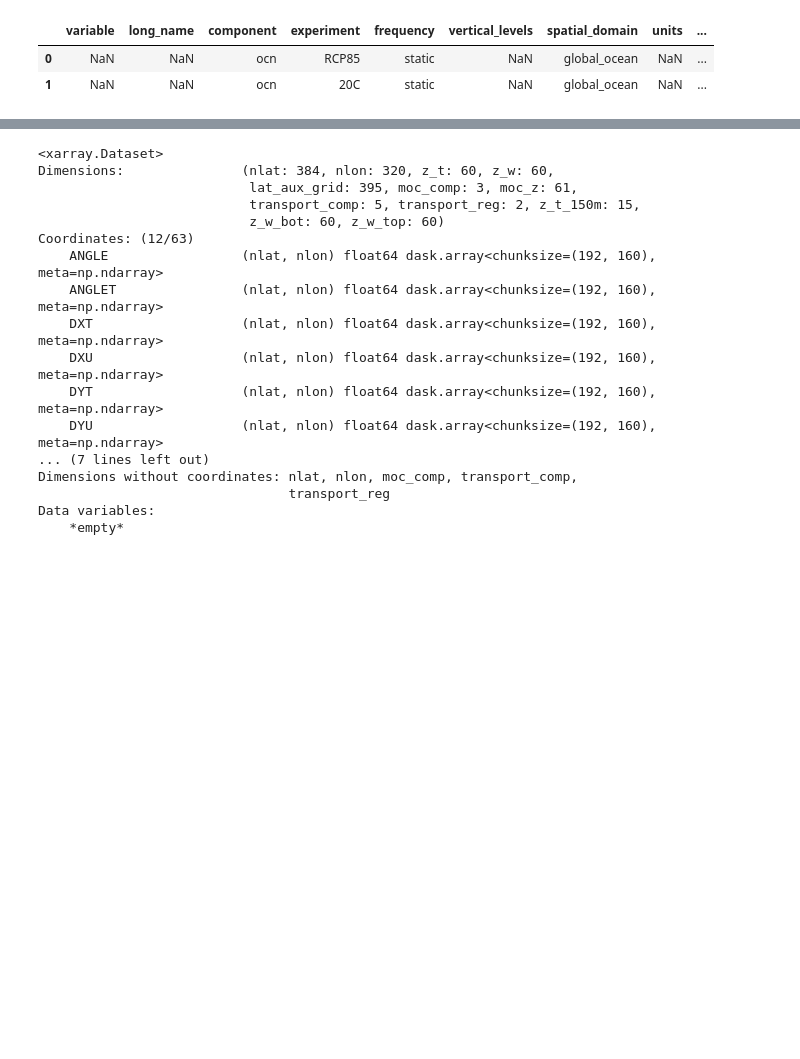
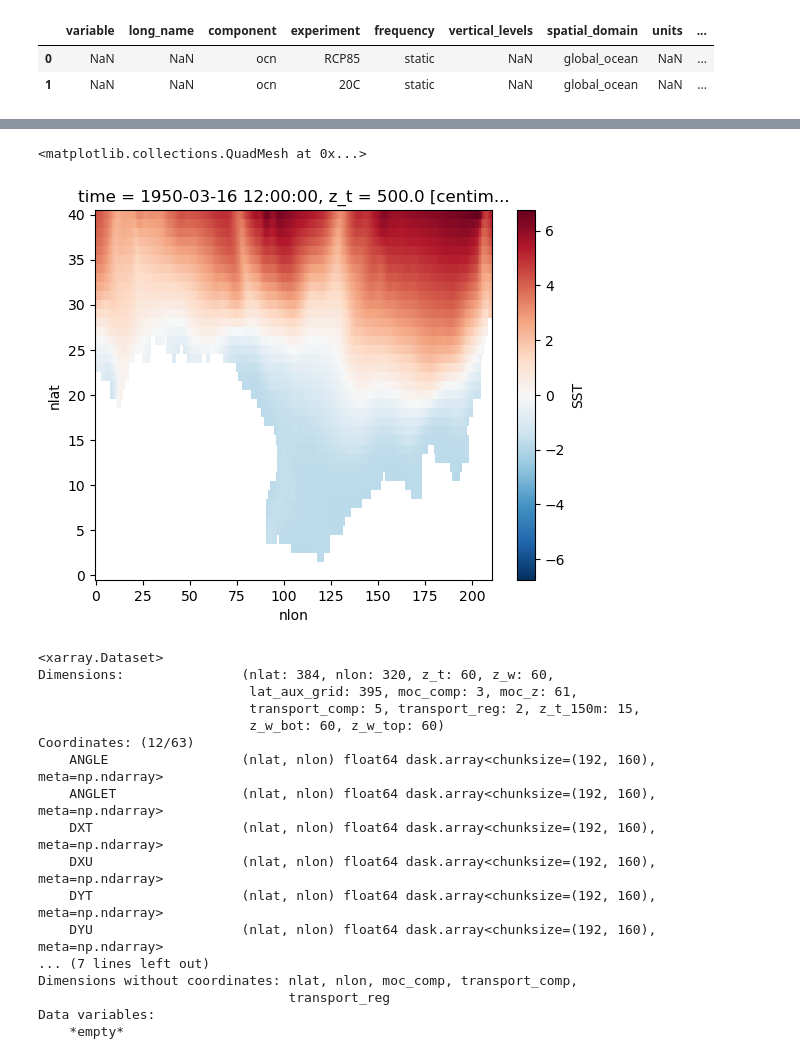
Before and after one commit to olleholt/toolkit, a Jupyter notebook: test_notebooks/Diana-scratch.ipynb, the cells around one changed output, grey strips where cells are left out. Saved outputs shown, nothing was run; the diff lists cells and outputs as text; code cells hidden in the pictures; blank space fills up the shorter version.

```diff
--- a/test_notebooks/Diana-scratch.ipynb
+++ b/test_notebooks/Diana-scratch.ipynb
@@ -105,0 +191,13 @@ plt.show()
+# %%
+regbox=[-40,40,90,300]
+#Then, open the xarray data you want; in the example below, I opened a file containing SST and called the xarray object "mytos". You can then generate "mask" arrays using logical statements; the arrays "mask_lon" and "mask_lat" below will be TRUE everywhere inside the region and FALSE everywhere else. The last line then uses the "where" statement to find all the data where the mask is TRUE, and drops everything else:
+
+# Read in specified region
+mask_lon = (test_1950_2.nlon >= regbox[2]) & (test_1950_2.nlon <= regbox[3])
+mask_lat = (test_1950_2.nlat >= regbox[0]) & (test_1950_2.nlat <= regbox[1])
+sst=test_1950_2.where(mask_lon & mask_lat, drop=True).squeeze()
+
+sst.plot()
+# %% [output]
+<matplotlib.collections.QuadMesh at 0x...>
+[figure, added]
```
Also changed, not shown: parts of 9 cells of this notebook, 1 other file.
